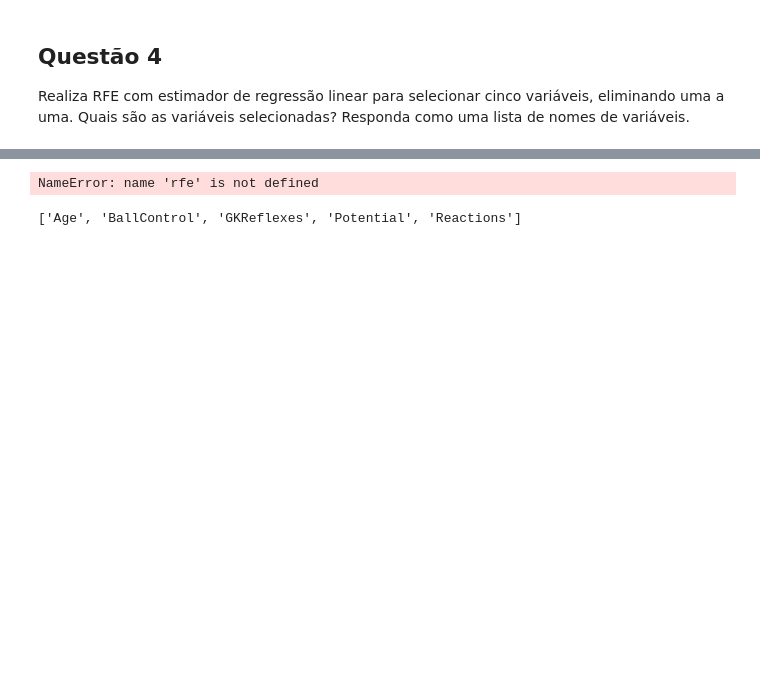
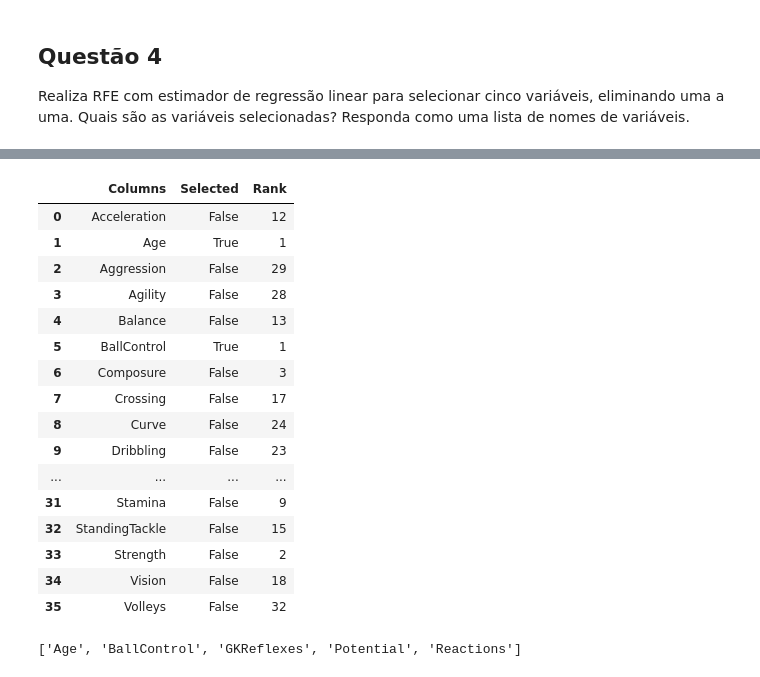
Before and after one commit to helenabdr/aceleradv_ds, a Jupyter notebook: semana6/main.ipynb, the cells around one changed output, grey strips where cells are left out. Cells and saved outputs as stored; diff of their text form; code cells hidden in the pictures; blank space fills up the shorter version.

```diff
--- a/semana6/main.ipynb
+++ b/semana6/main.ipynb
@@ -216,8 +214,25 @@ ValueError: Found array with 0 sample(s) (shape=(0, 36)) while a minimum of 1 is
 # %%
 #Create a dataframe for summarize the results
 df = pd.DataFrame({'Columns': X.columns, 'Selected': rfe.support_, 'Rank': rfe.ranking_})
+df
 # %% [output]
-NameError: name 'rfe' is not defined
+|  | Columns | Selected | Rank |
+| 0 | Acceleration | False | 12 |
+| 1 | Age | True | 1 |
+| 2 | Aggression | False | 29 |
+| 3 | Agility | False | 28 |
+| 4 | Balance | False | 13 |
+| 5 | BallControl | True | 1 |
+| 6 | Composure | False | 3 |
+| 7 | Crossing | False | 17 |
+| 8 | Curve | False | 24 |
+| 9 | Dribbling | False | 23 |
+| ... | ... | ... | ... |
+| 31 | Stamina | False | 9 |
+| 32 | StandingTackle | False | 15 |
+| 33 | Strength | False | 2 |
+| 34 | Vision | False | 18 |
+| 35 | Volleys | False | 32 |
 # %%
 def q4():
 
```
Also changed, not shown: parts of 1 cell of this notebook.
